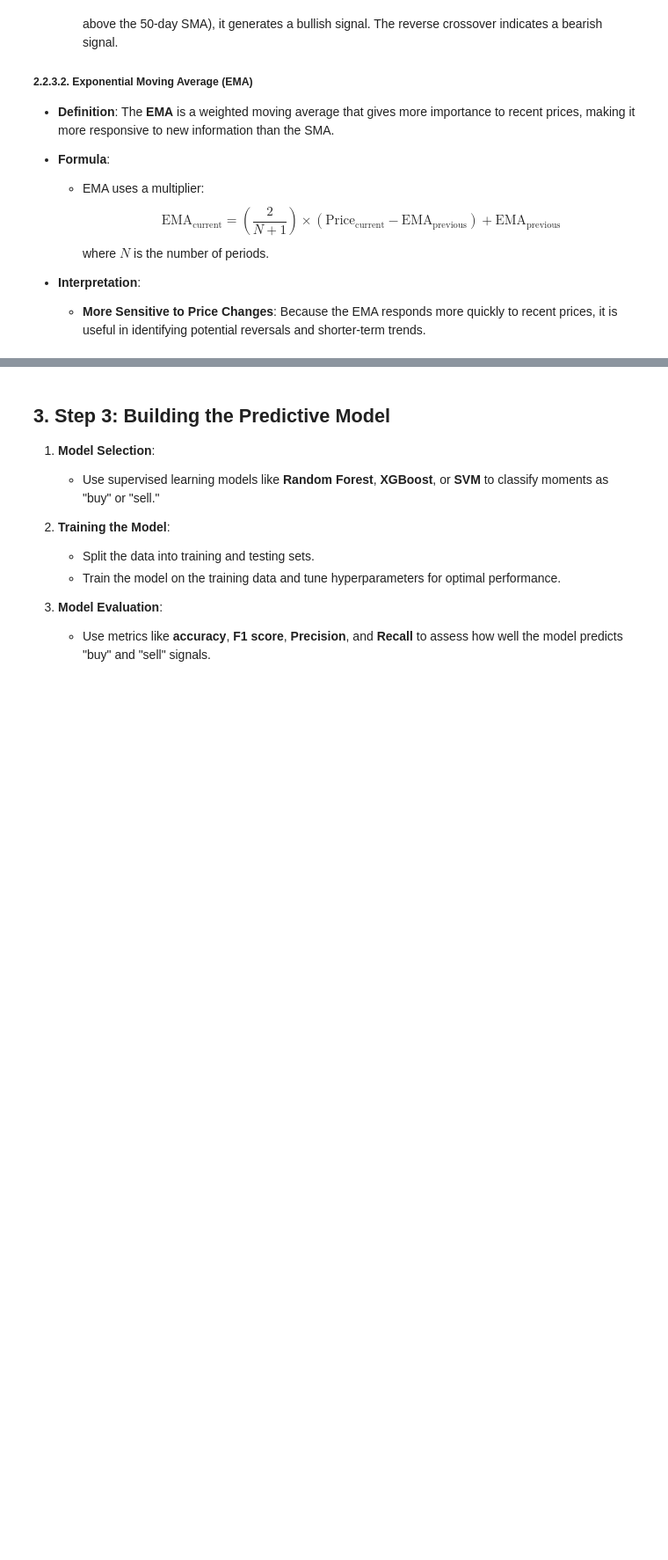
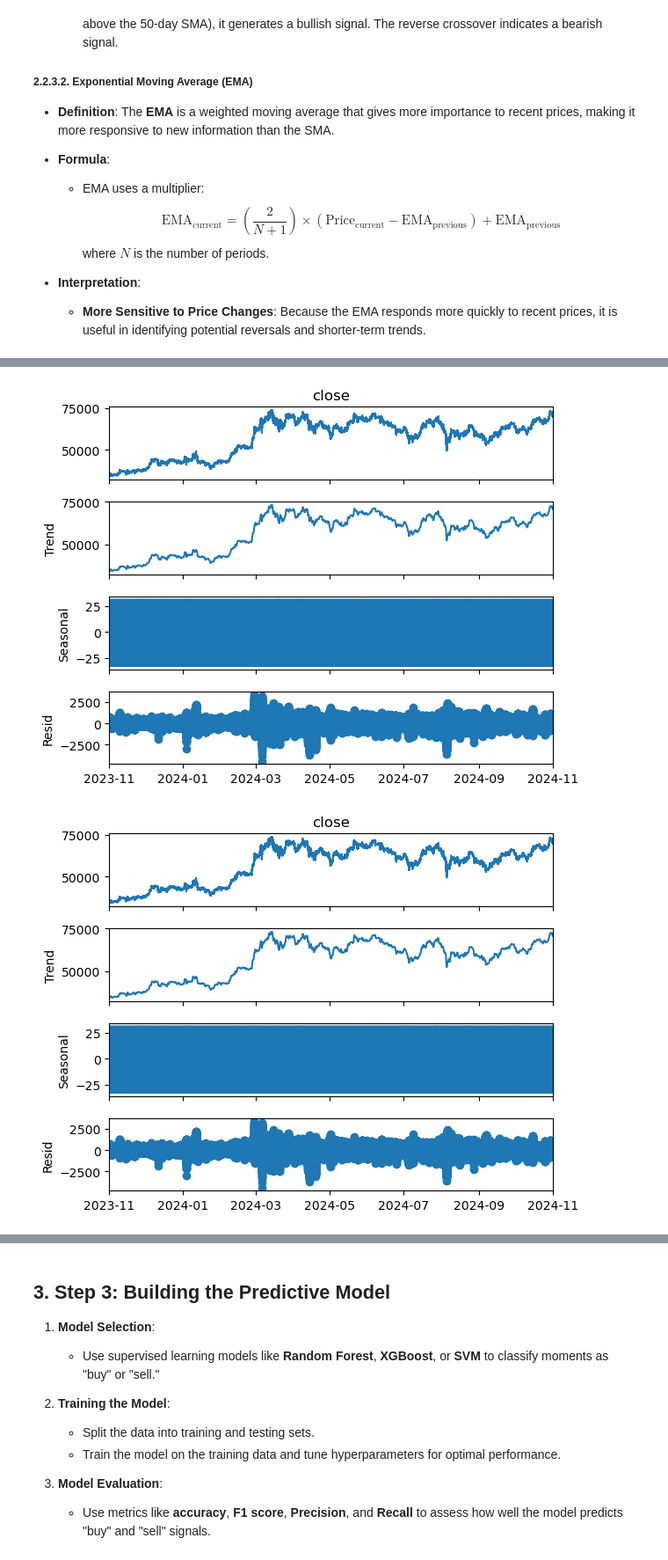
Before and after one commit to kostadinlambov/Algorithmic-Trading-Bot, a Jupyter notebook: Notebook/Algorithmic Trading Bot.ipynb, the cells around one changed output, grey strips where cells are left out. Shown at 88% size. Saved outputs shown, nothing was run; the diff lists cells and outputs as text; code cells hidden in the pictures; blank space fills up the shorter version.

```diff
--- a/Notebook/Algorithmic Trading Bot.ipynb
+++ b/Notebook/Algorithmic Trading Bot.ipynb
@@ -354,0 +472,6 @@ btc_price_data_1_year = calculate_moving_averages(btc_price_data_1_year)
+# %%
+# 24h * 30 Days
+seasonal_decompose(btc_price_data_1_year.close, period = 24 * 30).plot()
+# %% [output]
+[figure, added]
+[figure, added]
```
Also changed, not shown: parts of 108 cells of this notebook, 9 other files.
